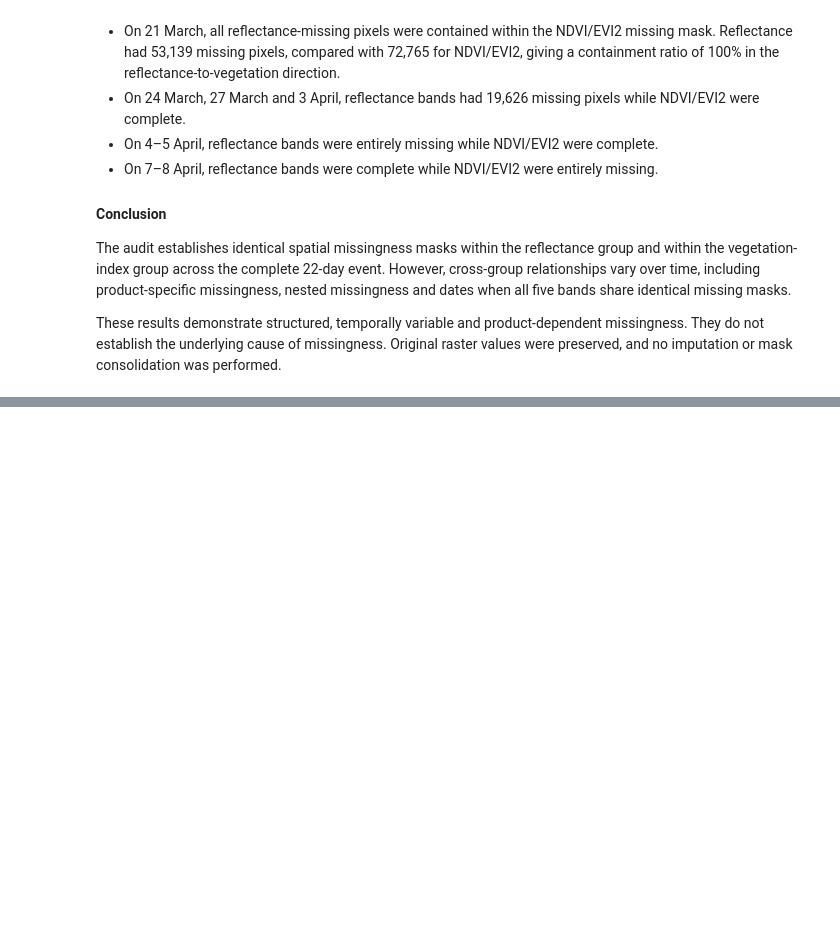
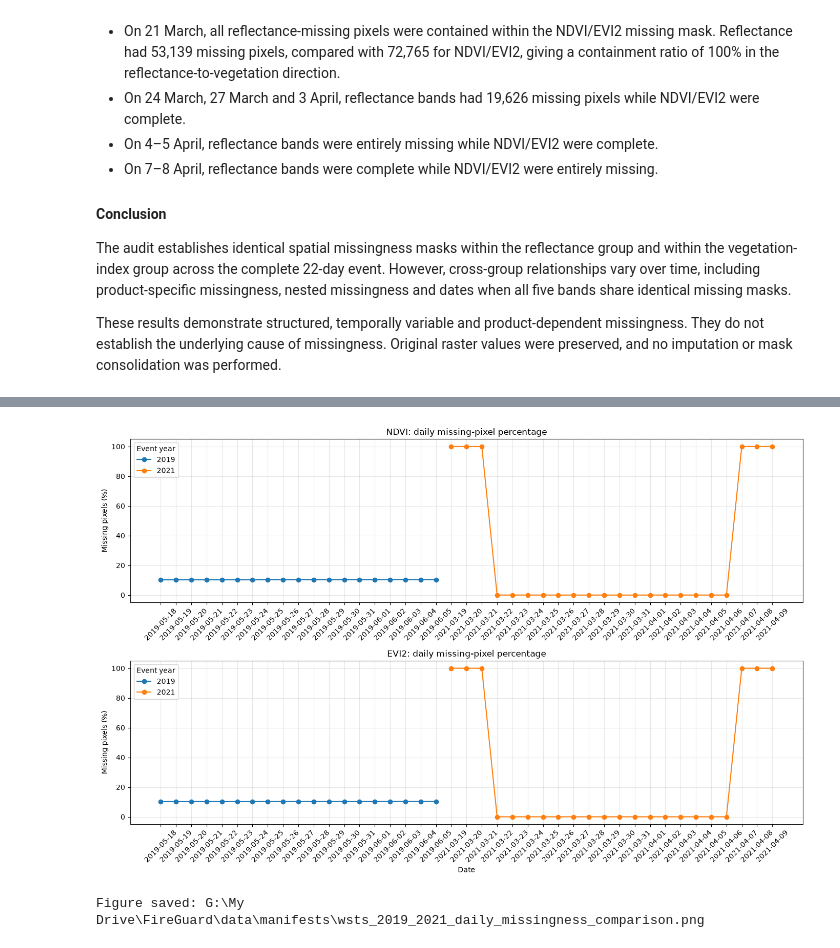
Before and after one commit to TheCodeCipher/fireguard, a Jupyter notebook: notebooks/wsts_eda.ipynb, the cells around one changed output, grey strips where cells are left out. Saved outputs shown, nothing was run; the diff lists cells and outputs as text; code cells hidden in the pictures; blank space fills up the shorter version.

Commit message:
Add comparative WSTS missingness analysis

```diff
--- a/notebooks/wsts_eda.ipynb
+++ b/notebooks/wsts_eda.ipynb
@@ -2263,0 +2963,49 @@ These results demonstrate structured, temporally variable and product-dependent
+# %%
+import matplotlib.pyplot as plt
+
+fig, axes = plt.subplots(
+    2, 1,
+    figsize=(14, 9),
+    sharey=True
+)
+
+for ax, band in zip(axes, ["NDVI", "EVI2"]):
+
+    band_data = combined_daily_missingness[
+        combined_daily_missingness["band"] == band
+    ]
+
+    for year in [2019, 2021]:
+        event_data = (
+            band_data[band_data["year"] == year]
+            .sort_values("date")
+        )
+
+        ax.plot(
+            event_data["date"],
+            event_data["missing_percentage"],
+            marker="o",
+            label=str(year)
+        )
+
+    ax.set_title(f"{band}: daily missing-pixel percentage")
+    ax.set_ylabel("Missing pixels (%)")
+    ax.grid(True, alpha=0.3)
+    ax.legend(title="Event year")
+    ax.tick_params(axis="x", rotation=45)
+
+axes[-1].set_xlabel("Date")
+
+plt.tight_layout()
+
+figure_path = (
+    MANIFEST_DIR / "wsts_2019_2021_daily_missingness_comparison.png"
+)
+
+plt.savefig(figure_path, dpi=200, bbox_inches="tight")
+plt.show()
+
+print("Figure saved:", figure_path)
+# %% [output]
+[figure, added]
+Figure saved: G:\My Drive\FireGuard\data\manifests\wsts_2019_2021_daily_missingness_comparison.png
```
Also changed, not shown: parts of 19 cells of this notebook.
